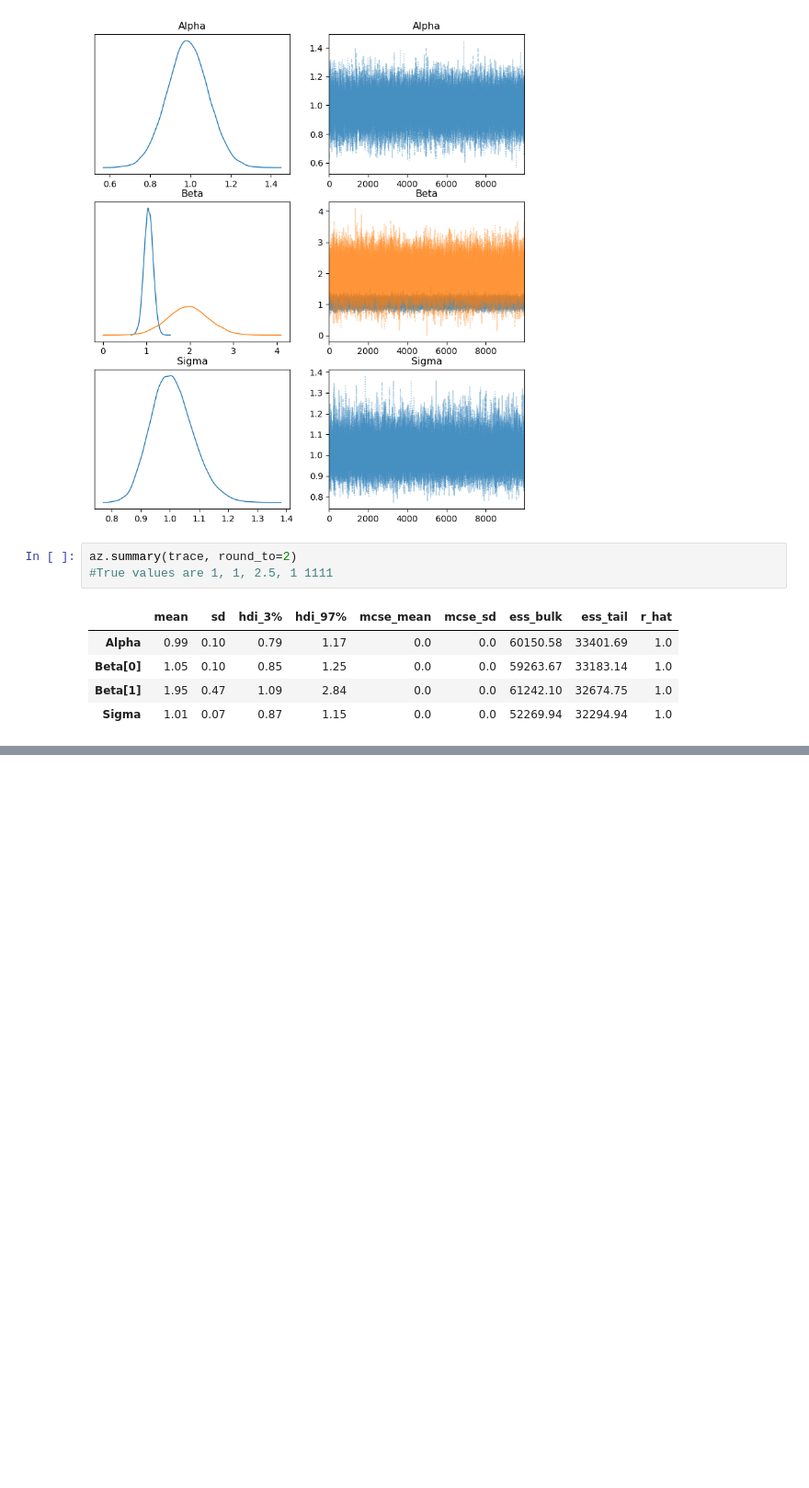
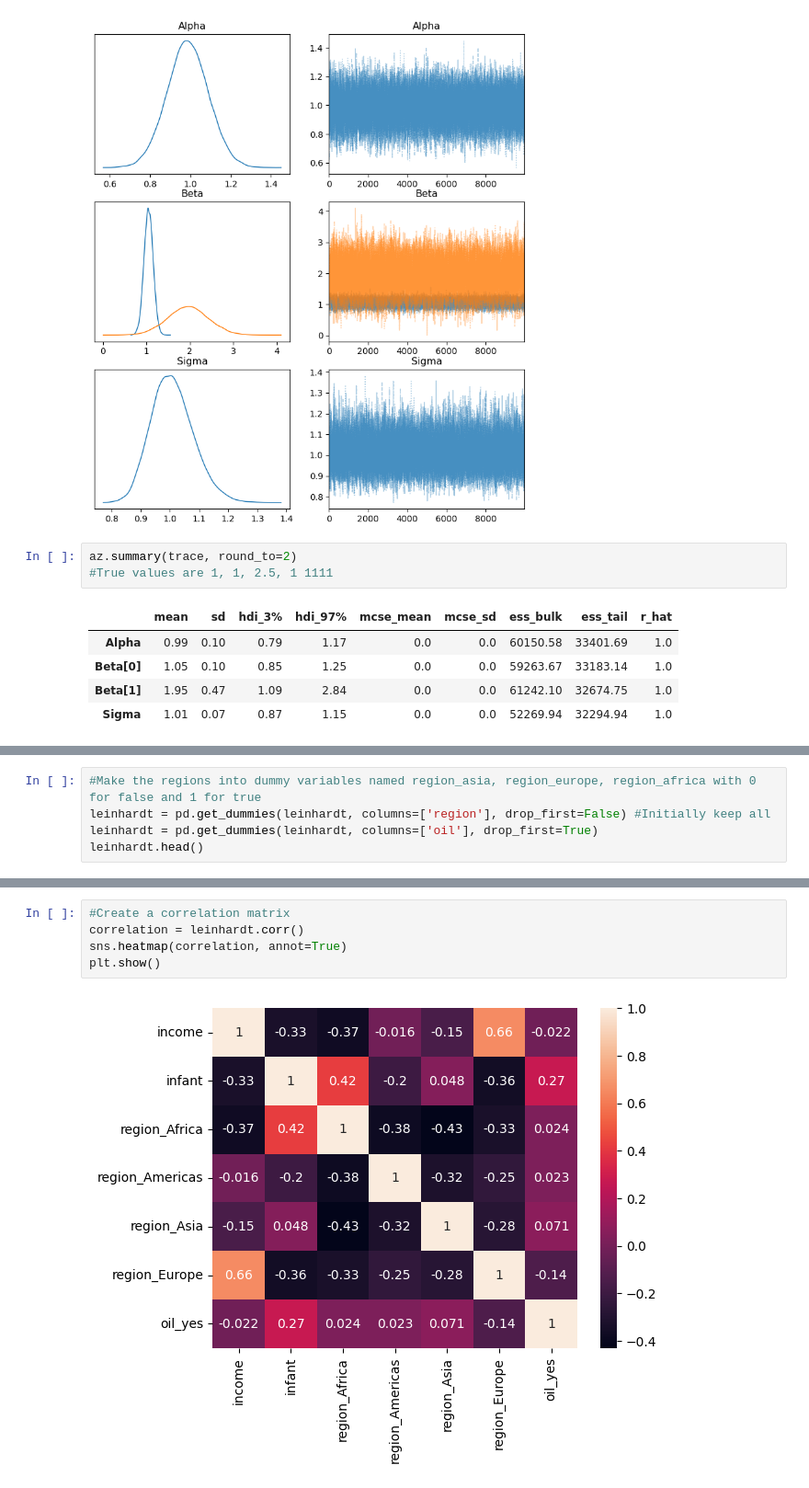
Before and after one commit to myckim1/Bayesian_Course, a Jupyter notebook: Bayesian.ipynb, the cells around one changed output, grey strips where cells are left out. Shown at 92% size. Saved outputs shown, nothing was run; the diff lists cells and outputs as text; blank space fills up the shorter version.

```diff
--- a/Bayesian.ipynb
+++ b/Bayesian.ipynb
@@ -550,0 +588,5 @@ az.summary(trace, round_to=2)
+# %%
+#Make the regions into dummy variables named region_asia, region_europe, region_africa with 0 for false and 1 for true
+leinhardt = pd.get_dummies(leinhardt, columns=['region'], drop_first=False) #Initially keep all
+leinhardt = pd.get_dummies(leinhardt, columns=['oil'], drop_first=True)
+leinhardt.head()
@@ -550,0 +600,7 @@ az.summary(trace, round_to=2)
+# %%
+#Create a correlation matrix
+correlation = leinhardt.corr()
+sns.heatmap(correlation, annot=True)
+plt.show()
+# %% [output]
+[figure, added]
```
Also changed, not shown: parts of 12 cells of this notebook.
